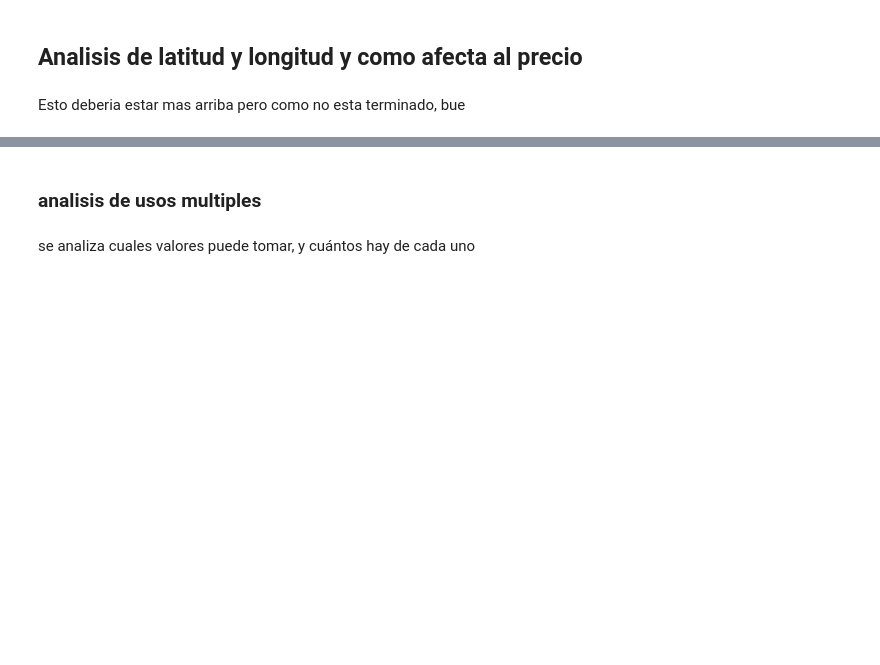
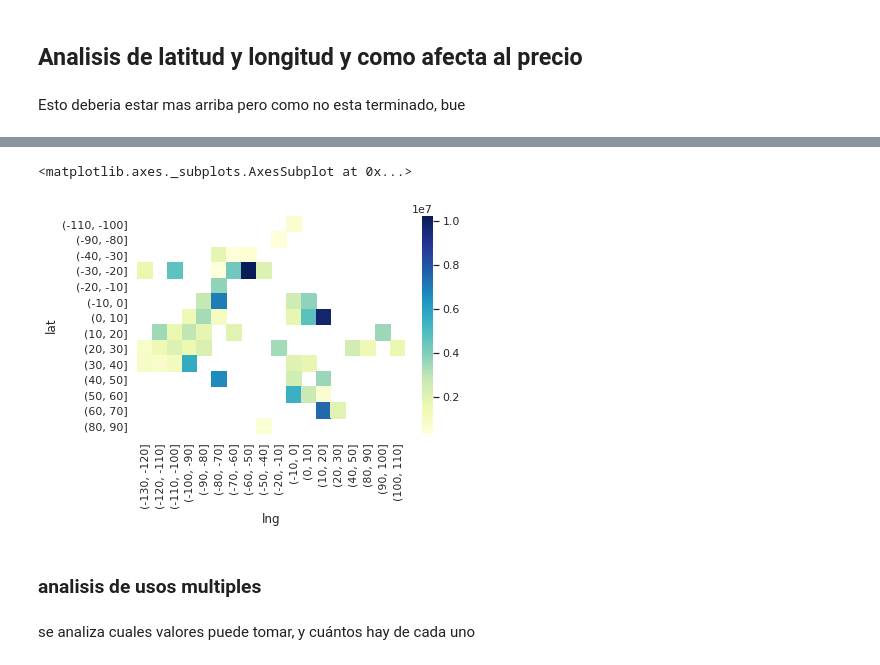
Before and after one commit to tomasSabao/TP1-OrganizacionDeDatos, a Jupyter notebook: 27-9 dario.ipynb, the cells around one changed output, grey strips where cells are left out. Cells and saved outputs as stored; diff of their text form; code cells hidden in the pictures; blank space fills up the shorter version.

```diff
--- a/27-9 dario.ipynb
+++ b/27-9 dario.ipynb
@@ -1026,3 +879,15 @@ Esto deberia estar mas arriba pero como no esta terminado, bue
+# %%
+### y ahora hago una combinacion de ambos
+
+df_precio_lat_lng=df.groupby([pd.cut(df["lat"],np.arange(-110,100,10)),pd.cut(df['lng'],np.arange(-130,120,10))]).agg({'precio':'mean'})
+df_precio_lat_lng=df_precio_lat_lng.reset_index(level=[0,1])
+
+heatmap_data=pd.pivot_table(df_precio_lat_lng,values='precio',index='lat',columns='lng')
+
+sns.heatmap(heatmap_data,cmap='YlGnBu')
+# %% [output]
+<matplotlib.axes._subplots.AxesSubplot at 0x...>
+[figure, added]
 # %%
 #Tomas: aca pongo el analisis de la propiedad basado en los usos multiples. No se muy bien donde ponerlo, hay que
 #ver bien donde ubicarlo
```
Also changed, not shown: parts of 58 cells of this notebook.
